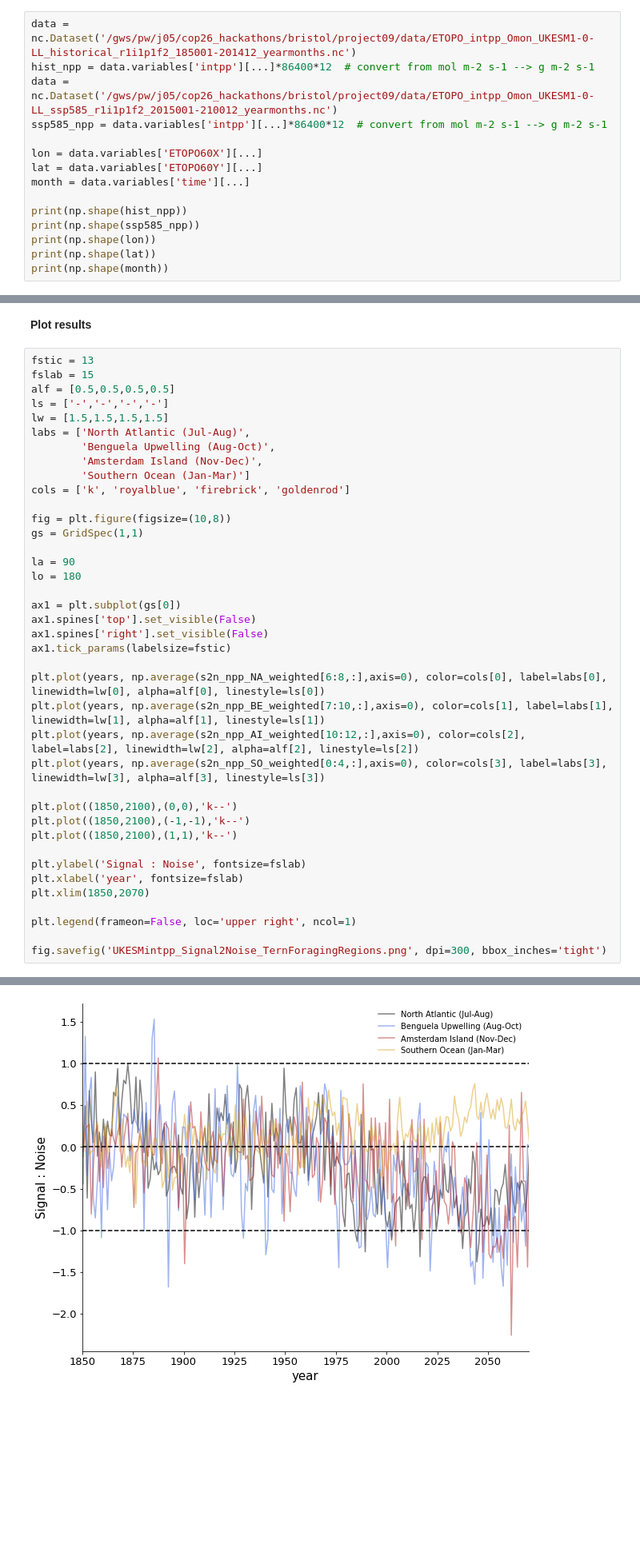
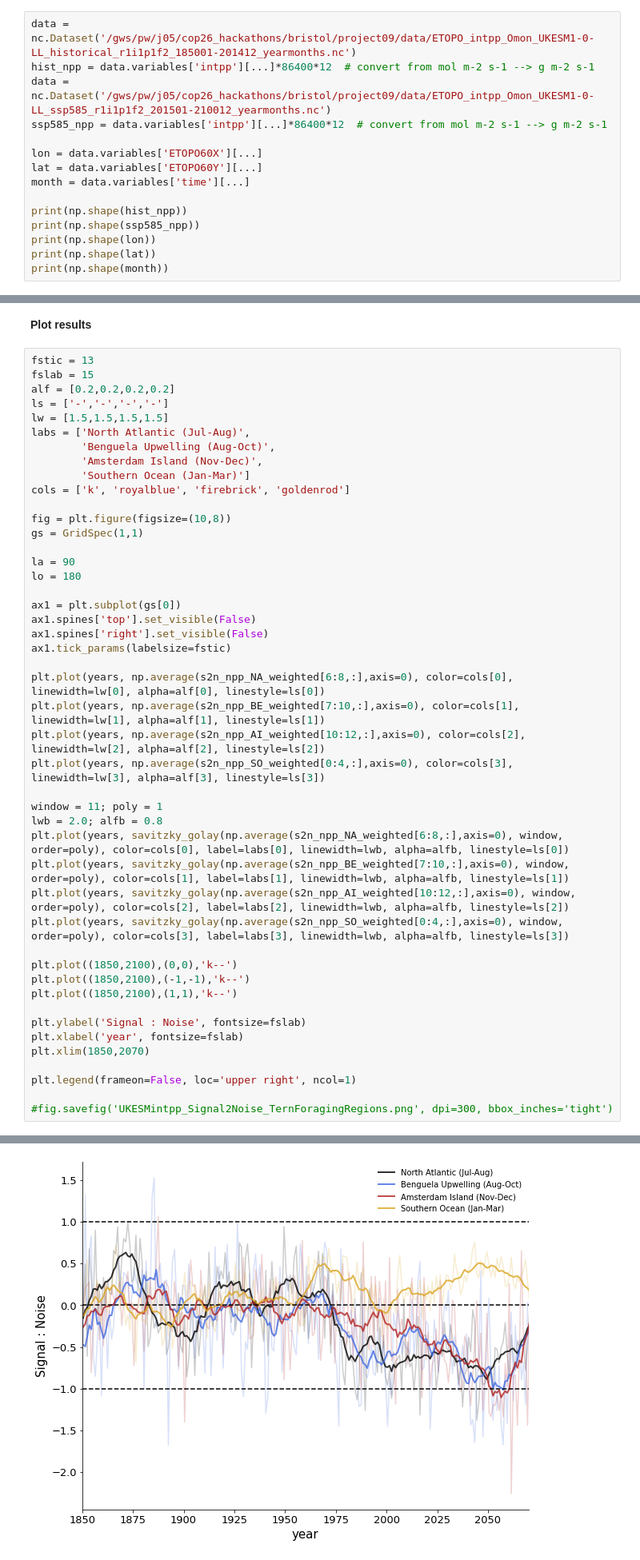
Before and after one commit to pearseb/CMIP6_hackathon, a Jupyter notebook: signal_to_noise_UKESM.ipynb, the cells around one changed output, grey strips where cells are left out. Shown at 80% size. Drawn from its saved outputs; the diff is of its cells as text; blank space fills up the shorter version.

Commit message:
added smoother to the signal tonoise line plots

```diff
--- a/signal_to_noise_UKESM.ipynb
+++ b/signal_to_noise_UKESM.ipynb
@@ -28,7 +28,7 @@ import matplotlib.cm as cm
 # %%
 data = nc.Dataset('/gws/pw/j05/cop26_hackathons/bristol/project09/data/ETOPO_intpp_Omon_UKESM1-0-LL_historical_r1i1p1f2_185001-201412_yearmonths.nc')
 hist_npp = data.variables['intpp'][...]*86400*12  # convert from mol m-2 s-1 --> g m-2 s-1
-data = nc.Dataset('/gws/pw/j05/cop26_hackathons/bristol/project09/data/ETOPO_intpp_Omon_UKESM1-0-LL_ssp585_r1i1p1f2_2015001-210012_yearmonths.nc')
+data = nc.Dataset('/gws/pw/j05/cop26_hackathons/bristol/project09/data/ETOPO_intpp_Omon_UKESM1-0-LL_ssp585_r1i1p1f2_201501-210012_yearmonths.nc')
 ssp585_npp = data.variables['intpp'][...]*86400*12  # convert from mol m-2 s-1 --> g m-2 s-1
 
 lon = data.variables['ETOPO60X'][...]
@@ -453,7 +525,7 @@ xxx
 # %%
 fstic = 13
 fslab = 15
-alf = [0.5,0.5,0.5,0.5]
+alf = [0.2,0.2,0.2,0.2]
 ls = ['-','-','-','-']
 lw = [1.5,1.5,1.5,1.5]
 labs = ['North Atlantic (Jul-Aug)',
@@ -473,10 +545,17 @@ ax1.spines['top'].set_visible(False)
 ax1.spines['right'].set_visible(False)
 ax1.tick_params(labelsize=fstic)
 
-plt.plot(years, np.average(s2n_npp_NA_weighted[6:8,:],axis=0), color=cols[0], label=labs[0], linewidth=lw[0], alpha=alf[0], linestyle=ls[0])
-plt.plot(years, np.average(s2n_npp_BE_weighted[7:10,:],axis=0), color=cols[1], label=labs[1], linewidth=lw[1], alpha=alf[1], linestyle=ls[1])
-plt.plot(years, np.average(s2n_npp_AI_weighted[10:12,:],axis=0), color=cols[2], label=labs[2], linewidth=lw[2], alpha=alf[2], linestyle=ls[2])
-plt.plot(years, np.average(s2n_npp_SO_weighted[0:4,:],axis=0), color=cols[3], label=labs[3], linewidth=lw[3], alpha=alf[3], linestyle=ls[3])
+plt.plot(years, np.average(s2n_npp_NA_weighted[6:8,:],axis=0), color=cols[0], linewidth=lw[0], alpha=alf[0], linestyle=ls[0])
+plt.plot(years, np.average(s2n_npp_BE_weighted[7:10,:],axis=0), color=cols[1], linewidth=lw[1], alpha=alf[1], linestyle=ls[1])
+plt.plot(years, np.average(s2n_npp_AI_weighted[10:12,:],axis=0), color=cols[2], linewidth=lw[2], alpha=alf[2], linestyle=ls[2])
+plt.plot(years, np.average(s2n_npp_SO_weighted[0:4,:],axis=0), color=cols[3], linewidth=lw[3], alpha=alf[3], linestyle=ls[3])
+
+window = 11; poly = 1
+lwb = 2.0; alfb = 0.8
+plt.plot(years, savitzky_golay(np.average(s2n_npp_NA_weighted[6:8,:],axis=0), window, order=poly), color=cols[0], label=labs[0], linewidth=lwb, alpha=alfb, linestyle=ls[0])
+plt.plot(years, savitzky_golay(np.average(s2n_npp_BE_weighted[7:10,:],axis=0), window, order=poly), color=cols[1], label=labs[1], linewidth=lwb, alpha=alfb, linestyle=ls[1])
+plt.plot(years, savitzky_golay(np.average(s2n_npp_AI_weighted[10:12,:],axis=0), window, order=poly), color=cols[2], label=labs[2], linewidth=lwb, alpha=alfb, linestyle=ls[2])
+plt.plot(years, savitzky_golay(np.average(s2n_npp_SO_weighted[0:4,:],axis=0), window, order=poly), color=cols[3], label=labs[3], linewidth=lwb, alpha=alfb, linestyle=ls[3])
 
 plt.plot((1850,2100),(0,0),'k--')
 plt.plot((1850,2100),(-1,-1),'k--')
@@ -488,5 +567,5 @@ plt.xlim(1850,2070)
 
 plt.legend(frameon=False, loc='upper right', ncol=1)
 
-fig.savefig('UKESMintpp_Signal2Noise_TernForagingRegions.png', dpi=300, bbox_inches='tight')
+#fig.savefig('UKESMintpp_Signal2Noise_TernForagingRegions.png', dpi=300, bbox_inches='tight')
 # %% [output]
@@ -493 +589 @@ fig.savefig('UKESMintpp_Signal2Noise_TernForagingRegions.png', dpi=300, bbox_inc
-[figure, old version]
+[figure, new version]
```
Also changed, not shown: parts of 4 cells of this notebook, 3 other files.
